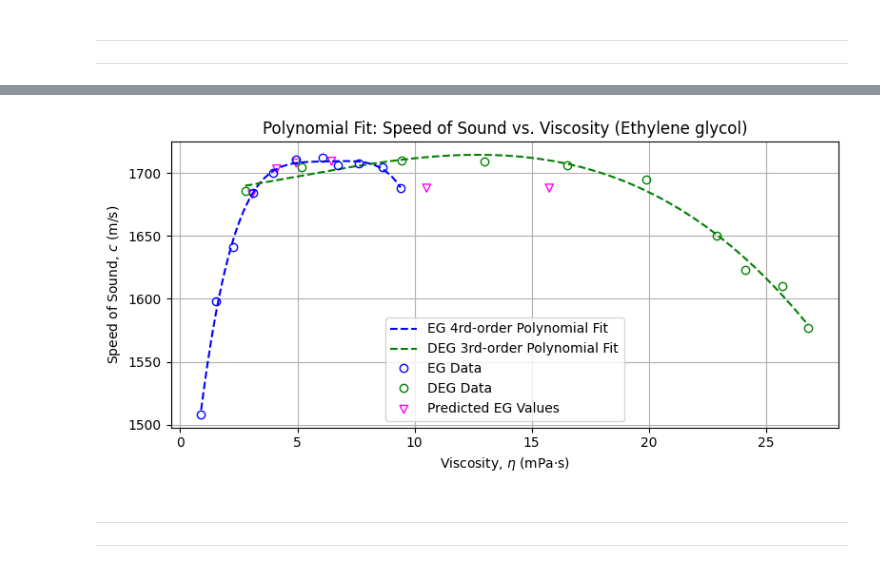
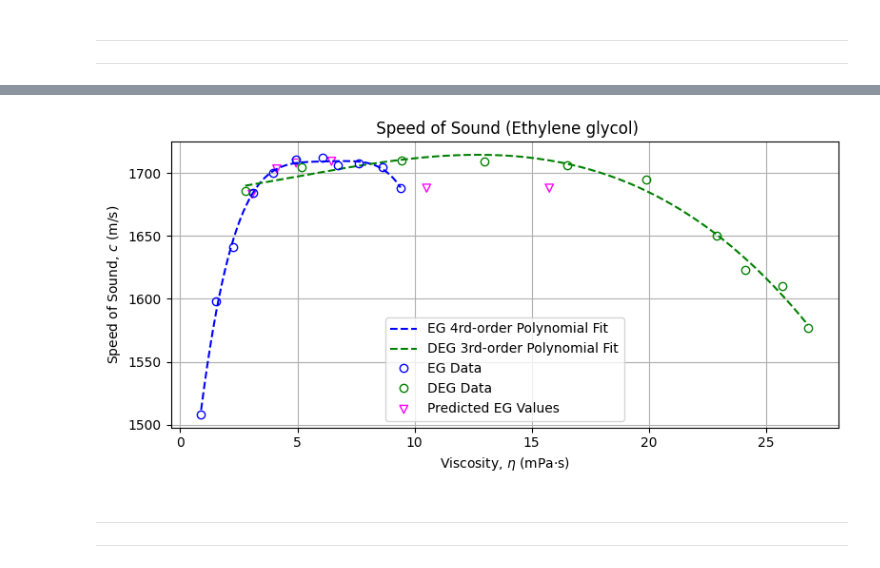
Before and after one commit to SeYoonLim/2025-InternalFlowDynamics-LumpedElementModeling, a Jupyter notebook: 2025-InternalFlowDynamics-LumpedElementModeling.ipynb, the cells around one changed output, grey strips where cells are left out. Saved outputs shown, nothing was run; the diff lists cells and outputs as text; code cells hidden in the pictures.

```diff
--- a/2025-InternalFlowDynamics-LumpedElementModeling.ipynb
+++ b/2025-InternalFlowDynamics-LumpedElementModeling.ipynb
@@ -521,77 +547,76 @@ plt.show()
 import numpy as np
 import matplotlib.pyplot as plt
 
-# EG 데이터 (점도, 음속)
+# EG data (viscosity, speed of sound)
 visc_eg = np.array([9.408, 8.625, 7.631, 6.731, 6.068,
                  4.919, 3.968, 3.112, 2.263, 1.524, 0.891])
 c_eg    = np.array([1688, 1705, 1708, 1706, 1712,
                  1711, 1700, 1684, 1641, 1598, 1508])
 
-# DEG 데이터 확장 (점도, 음속)
+# Extended DEG data (viscosity, speed of sound)
 visc_deg = np.array([26.812, 25.715, 24.136, 22.903, 19.899,
                  16.507, 12.991,  9.442,  5.193,  2.772])
 c_deg    = np.array([1577,   1610,   1623,   1650,   1695,
                  1706,   1709,   1710,   1705,   1686])
 
-# 1) EG의 점도->음속 4차 다항식 계수 구하기
+# 1) Compute the 4th-order polynomial coefficients for EG: viscosity -> speed of sound
 degree_eg = 4
 coefs_eg = np.polyfit(visc_eg, c_eg, deg=degree_eg)  # coefs_eg = [a4, a3, a2, a1, a0]
 
-# 2) DEG의 점도->음속 3차 다항식 계수 구하기
+# 2) Compute the 3rd-order polynomial coefficients for DEG: viscosity -> speed of sound
 degree_deg = 3
 coefs_deg = np.polyfit(visc_deg, c_deg, deg=degree_deg)  # coefs_deg = [a3, a2, a1, a0]
 
-# 3) EG와 DEG의 예측값 계산
-# EG 예측
+# 3) Calculate predicted values for EG and DEG
+# EG prediction
 visc_eg_fit = np.linspace(min(visc_eg), max(visc_eg), 200)
 c_eg_fit = np.polyval(coefs_eg, visc_eg_fit)
 
-# DEG 예측
+# DEG prediction
 visc_deg_fit = np.linspace(min(visc_deg), max(visc_deg), 200)
 c_deg_fit = np.polyval(coefs_deg, visc_deg_fit)
 
-# 4) DEG 100과 DEG 70 예측 (고정된 DEG 100 값 포함)
+# 4) Predict DEG 100 and DEG 70 (including the fixed value for DEG 100)
 visc_deg_100 = 32.87
 visc_deg_70  = 21.18
 
-speed_deg_100 = 1577  # DEG 100은 고정값 1577로 설정
+speed_deg_100 = 1577  # DEG 100 is set to the fixed value of 1577
 speed_deg_70  = np.polyval(coefs_deg, visc_deg_70)
 
-# EG 예측 (새로운 점도 값들)
+# EG prediction for new viscosity values
 new_viscosities_eg = np.array([3.07, 4.12, 4.95, 6.46])  # EG 50, 60, 65, 75
 predicted_speeds_eg = np.polyval(coefs_eg, new_viscosities_eg)
 
-# 5) 예측된 EG 값들 (vis_90, vis_100 값도 포함)
+# 5) Predicted EG values including vis_90 and vis_100
 vis_90_eg = 10.52
 vis_100_eg = 15.76
 
-predicted_speeds_eg = np.insert(predicted_speeds_eg, 0, 1688)  # vis_90_eg에 대한 값
-predicted_speeds_eg = np.append(predicted_speeds_eg, 1688)    # vis_100_eg에 대한 값
-new_viscosities_eg = np.insert(new_viscosities_eg, 0, vis_90_eg)  # vis_90_eg에 대한 점도 값 추가
-new_viscosities_eg = np.append(new_viscosities_eg, vis_100_eg)     # vis_100_eg에 대한 점도 값 추가
+predicted_speeds_eg = np.insert(predicted_speeds_eg, 0, 1688)  # Value for vis_90_eg
+predicted_speeds_eg = np.append(predicted_speeds_eg, 1688)     # Value for vis_100_eg
+new_viscosities_eg = np.insert(new_viscosities_eg, 0, vis_90_eg)   # Add viscosity value for vis_90_eg
+new_viscosities_eg = np.append(new_viscosities_eg, vis_100_eg)      # Add viscosity value for vis_100_eg
 
-# 6) 그래프 시각화
+# 6) Plot visualization
 plt.figure(figsize=(8,4))
 
 plt.plot(visc_eg_fit, c_eg_fit, '--', color='blue', label=f'EG {degree_eg}rd-order Polynomial Fit')
 plt.plot(visc_deg_fit, c_deg_fit, '--', color='green', label=f'DEG {degree_deg}rd-order Polynomial Fit')
 
 plt.plot(visc_eg, c_eg, 'o', markeredgecolor='blue', markerfacecolor='none', label='EG Data')
 plt.plot(visc_deg, c_deg, 'o', markeredgecolor='green', markerfacecolor='none', label='DEG Data')
 
-
 plt.scatter(new_viscosities_eg, predicted_speeds_eg,
             edgecolors='magenta', facecolors='none', marker='v', label='Predicted EG Values')
 
-plt.title('Polynomial Fit: Speed of Sound vs. Viscosity (Ethylene glycol)')
+plt.title(' Speed of Sound (Ethylene glycol)')
 plt.xlabel(r'Viscosity, $\eta$ (mPa·s)')
 plt.ylabel(r'Speed of Sound, $c$ (m/s)')
 plt.grid(True)
 plt.legend()
 plt.tight_layout()
 plt.show()
 # %% [output]
-[figure, old version]
+[figure, new version]
 # %% [markdown]
 ---
 ---
```
Also changed, not shown: parts of 9 cells of this notebook, 2 other files.
